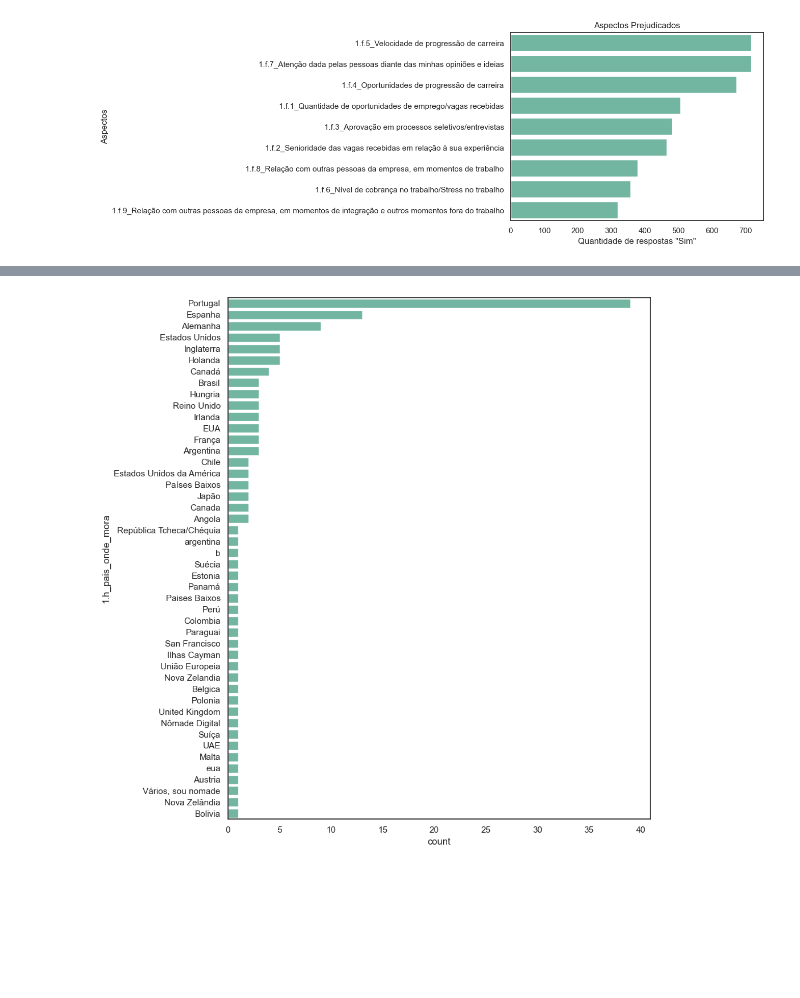
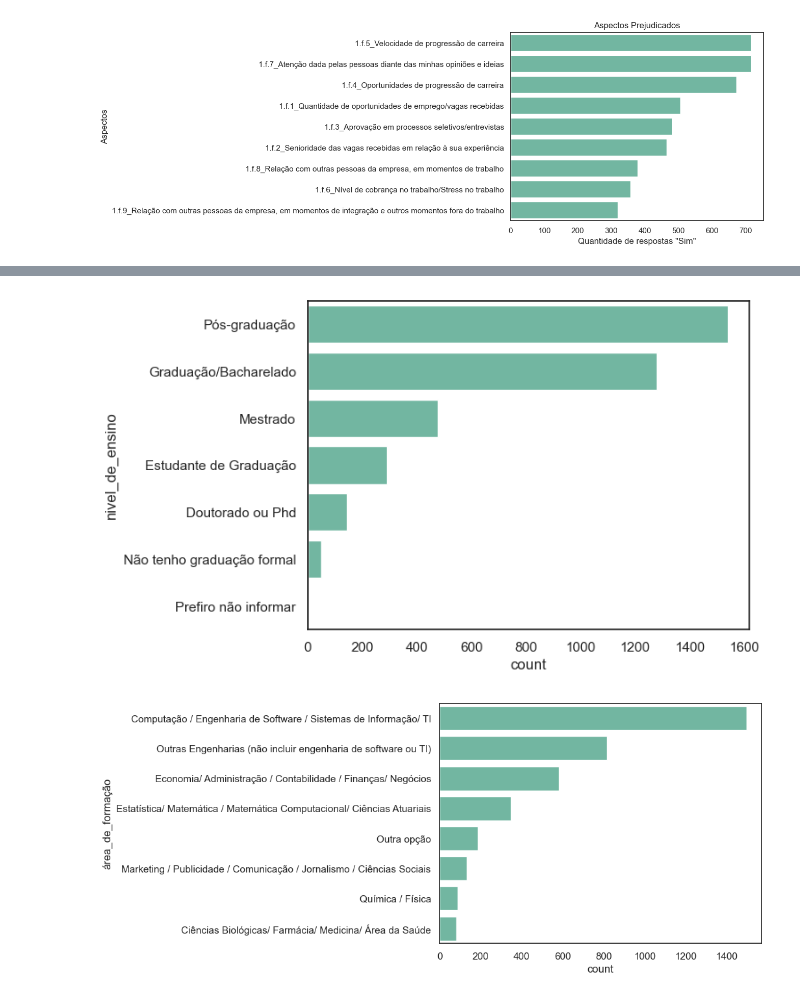
Before and after one commit to djgabriel93/State_of_Data_Brazil, a Jupyter notebook: notebooks/01-gd-tratamento-dados.ipynb, the cells around one changed output, grey strips where cells are left out. Cells and saved outputs as stored; diff of their text form; code cells hidden in the pictures; blank space fills up the shorter version.

```diff
--- a/notebooks/01-gd-tratamento-dados.ipynb
+++ b/notebooks/01-gd-tratamento-dados.ipynb
@@ -176 +153,3 @@ parte1 = [
+# %%
+base.columns = colunas_renomeadas
 # %%
@@ -195,0 +219,2 @@ memory usage: 1.2+ MB
+# %%
+base = base.dropna(axis=0,subset='faixa_salarial')
@@ -195,0 +281,2 @@ memory usage: 1.2+ MB
+# %%
+base = base[base['situação_de_trabalho'] == "Empregado (CLT)"]
@@ -256,0 +400,8 @@ Essas colunas foram formatados para o tipo categórico e renomeados para "Sim" o
+# %%
+base["faixa_salarial"] = pd.Categorical(
+    base["faixa_salarial"],
+    categories=ordem_salario,
+    ordered=True
+)
+
+base["faixa_salarial"].head()
@@ -359,7 +472,10 @@ sns.countplot(data=base, x='1.g_vive_no_brasil')
+# %%
+ordem_nivel = base['nivel_de_ensino'].value_counts().index
+sns.countplot(data=base, y='nivel_de_ensino', order=ordem_nivel);
+# %% [output]
+[figure, added]
 # %%
-plt.figure(figsize=(10,10))
-ordem_pais = base['1.h_pais_onde_mora'].value_counts().index
-sns.countplot(data=base, y='1.h_pais_onde_mora', order=ordem_pais)
-plt.tight_layout();
+ordem_formacao = base['área_de_formação'].value_counts().index
+sns.countplot(data=base, y='1.m_área_de_formação', order=ordem_formacao);
 # %% [output]
-[figure, old version]
+[figure, new version]
```
Also changed, not shown: parts of 67 cells of this notebook.
